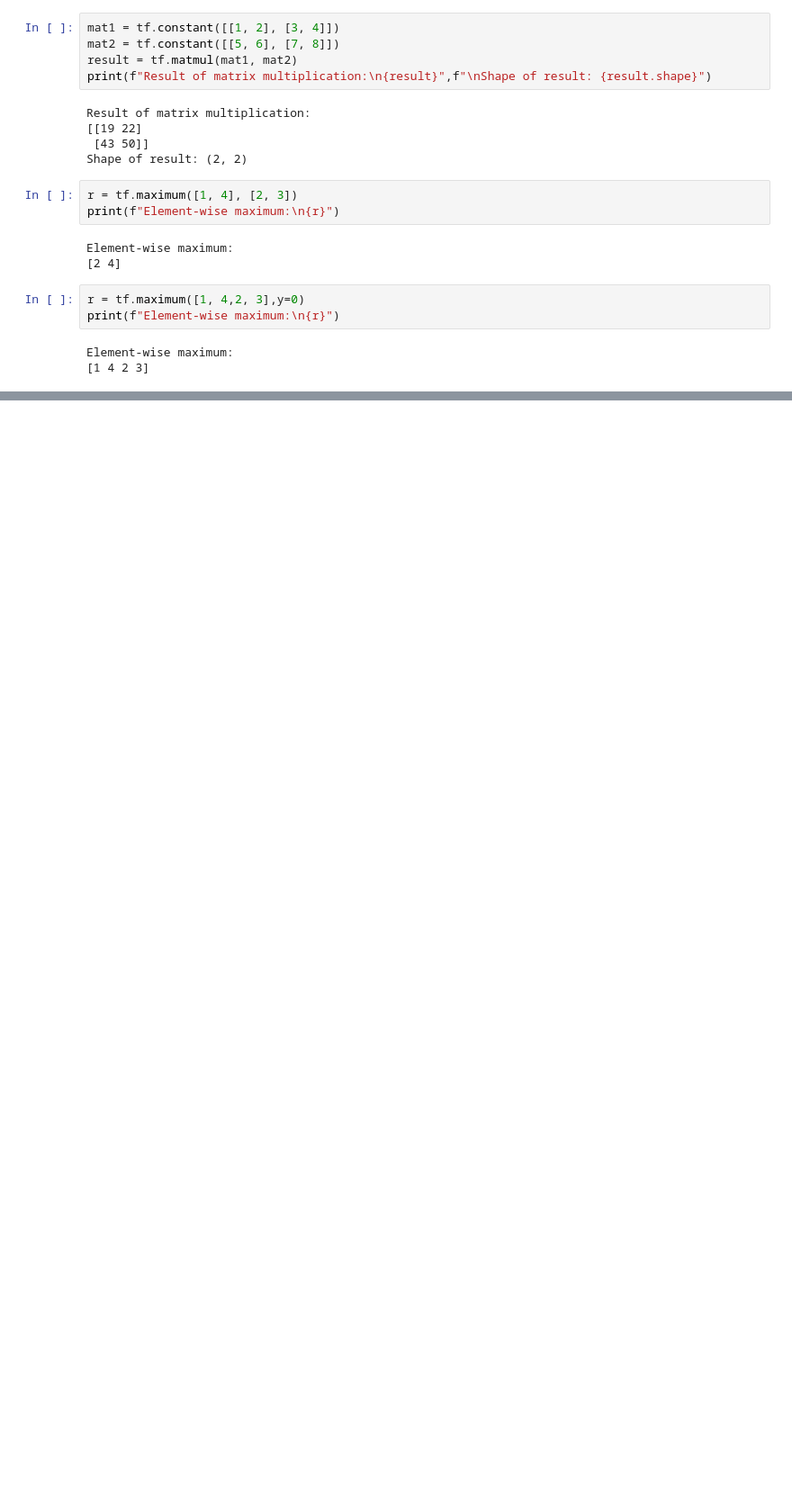
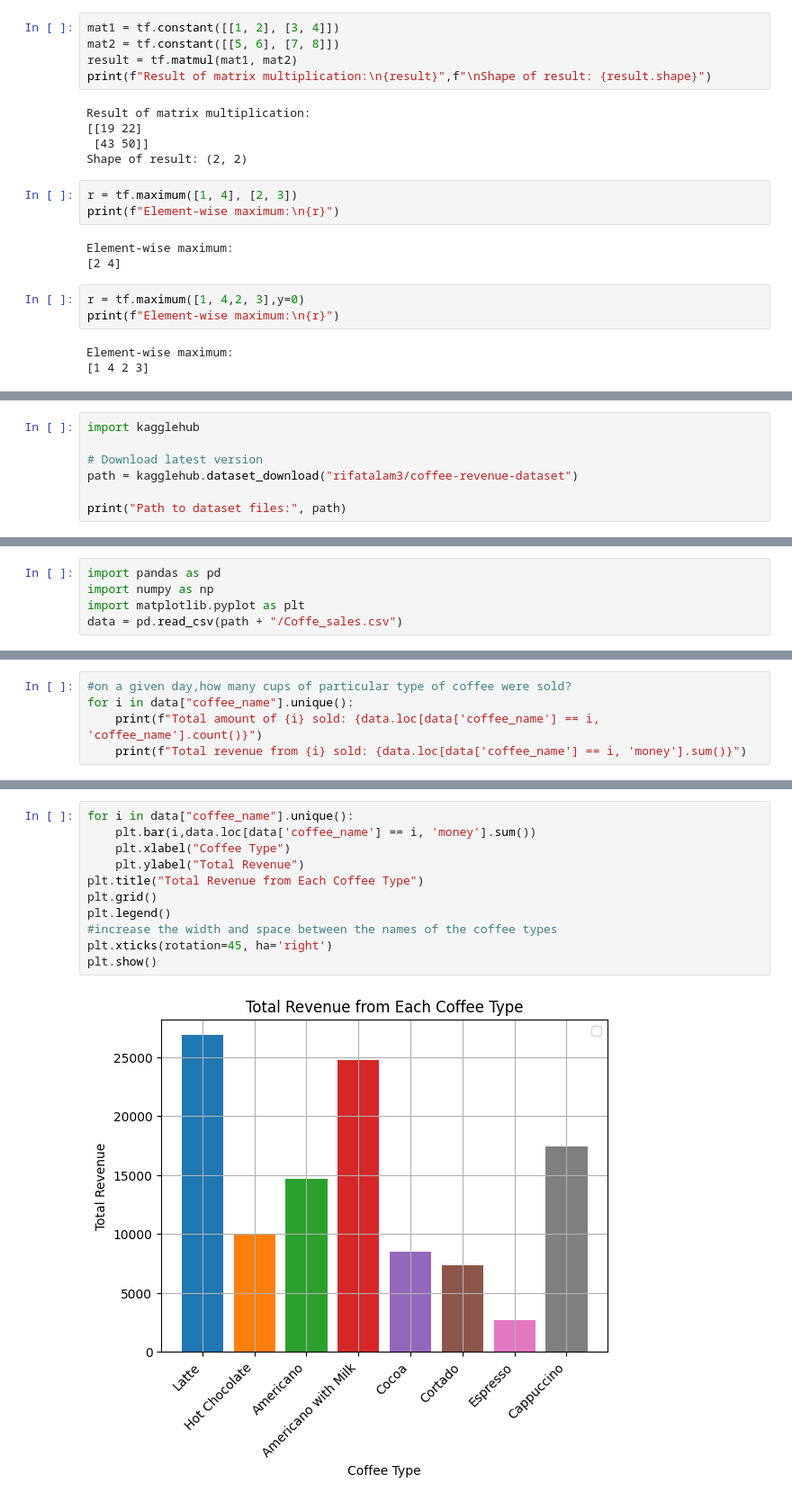
Before and after one commit to vinayp1120/codes, a Jupyter notebook: tensorflow.ipynb, the cells around one changed output, grey strips where cells are left out. Shown at 90% size. Drawn from its saved outputs; the diff is of its cells as text; blank space fills up the shorter version.

Commit message:
created new branch with name branch1

```diff
--- a/tensorflow.ipynb
+++ b/tensorflow.ipynb
@@ -92,0 +113,7 @@ Element-wise maximum:
+# %%
+import kagglehub
+
+# Download latest version
+path = kagglehub.dataset_download("rifatalam3/coffee-revenue-dataset")
+
+print("Path to dataset files:", path)
@@ -92,0 +128,5 @@ Element-wise maximum:
+# %%
+import pandas as pd
+import numpy as np
+import matplotlib.pyplot as plt
+data = pd.read_csv(path + "/Coffe_sales.csv")
@@ -92,0 +160,5 @@ Element-wise maximum:
+# %%
+#on a given day,how many cups of particular type of coffee were sold?
+for i in data["coffee_name"].unique():
+    print(f"Total amount of {i} sold: {data.loc[data['coffee_name'] == i, 'coffee_name'].count()}")
+    print(f"Total revenue from {i} sold: {data.loc[data['coffee_name'] == i, 'money'].sum()}")
@@ -92,0 +202,13 @@ Element-wise maximum:
+# %%
+for i in data["coffee_name"].unique():
+    plt.bar(i,data.loc[data['coffee_name'] == i, 'money'].sum())
+    plt.xlabel("Coffee Type")
+    plt.ylabel("Total Revenue")
+plt.title("Total Revenue from Each Coffee Type")
+plt.grid()
+plt.legend()
+#increase the width and space between the names of the coffee types
+plt.xticks(rotation=45, ha='right')
+plt.show()
+# %% [output]
+[figure, added]
```
Also changed, not shown: parts of 15 cells of this notebook.
